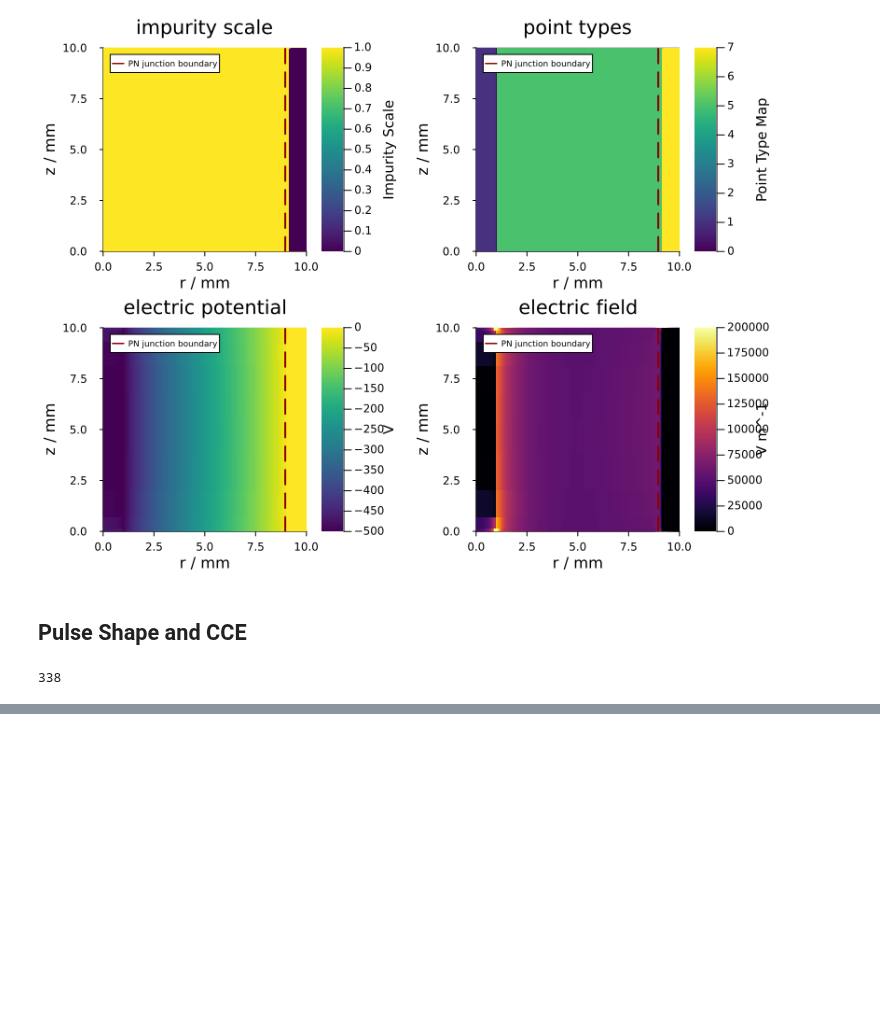
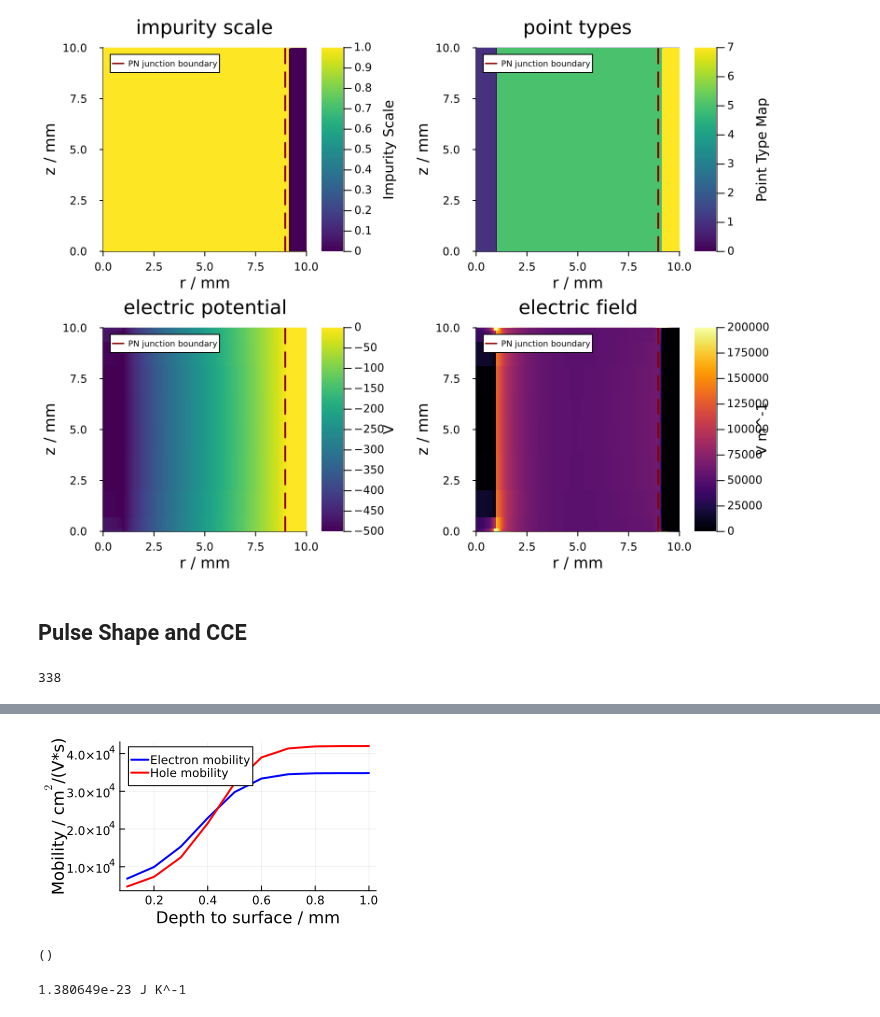
Before and after one commit to RitaF00/SolidStateDetector-NEW, a Jupyter notebook: ChargeTrappingModel_dev/SSD_code/how-it-works.ipynb, the cells around one changed output, grey strips where cells are left out. Cells and saved outputs as stored; diff of their text form; code cells hidden in the pictures; blank space fills up the shorter version.

```diff
--- a/ChargeTrappingModel_dev/SSD_code/how-it-works.ipynb
+++ b/ChargeTrappingModel_dev/SSD_code/how-it-works.ipynb
@@ -201,0 +194,3 @@ plot(pulse_plot, cce_plot, layout = (1, 2), size = (1000, 400), margin = 5Plots.
+# %%
+µe_list = [m.µe for m in mobility_list]   # lista delle µe
+µh_list = [m.µh for m in mobility_list]   # lista delle µh
@@ -201,0 +209,19 @@ plot(pulse_plot, cce_plot, layout = (1, 2), size = (1000, 400), margin = 5Plots.
+# %%
+plot(depth_list, µe_list, label = "Electron mobility", xlabel = "Depth to surface / mm", ylabel = "Mobility / cm\$^2\$/(V*s)", lw = 2, color = :blue, unitformat = :nounit)
+plot!(depth_list, µh_list, label = "Hole mobility", lw = 2, color = :red, size = (350,200))
+# %% [output]
+[figure, added]
+# %%
+fieldnames(typeof(sim.detector.semiconductor.impurity_density_model.surface_imp_model.lithium_annealing_time))
+# %% [output]
+()
+# %%
+T_ann = sim.detector.semiconductor.impurity_density_model.surface_imp_model.lithium_annealing_temperature * u"K"  # K
+t_ann = sim.detector.semiconductor.impurity_density_model.surface_imp_model.lithium_annealing_time * u"s"           # s
+
+
+T_diff = sim.detector.semiconductor.temperature * u"K"  # temperatura del rivelatore in K
+q = 1.602e-19u"C"    # carica elementare
+kB = 1.380649e-23u"J/K"
+# %% [output]
+1.380649e-23 J K^-1
```
Also changed, not shown: parts of 36 cells of this notebook, 8 other files.
